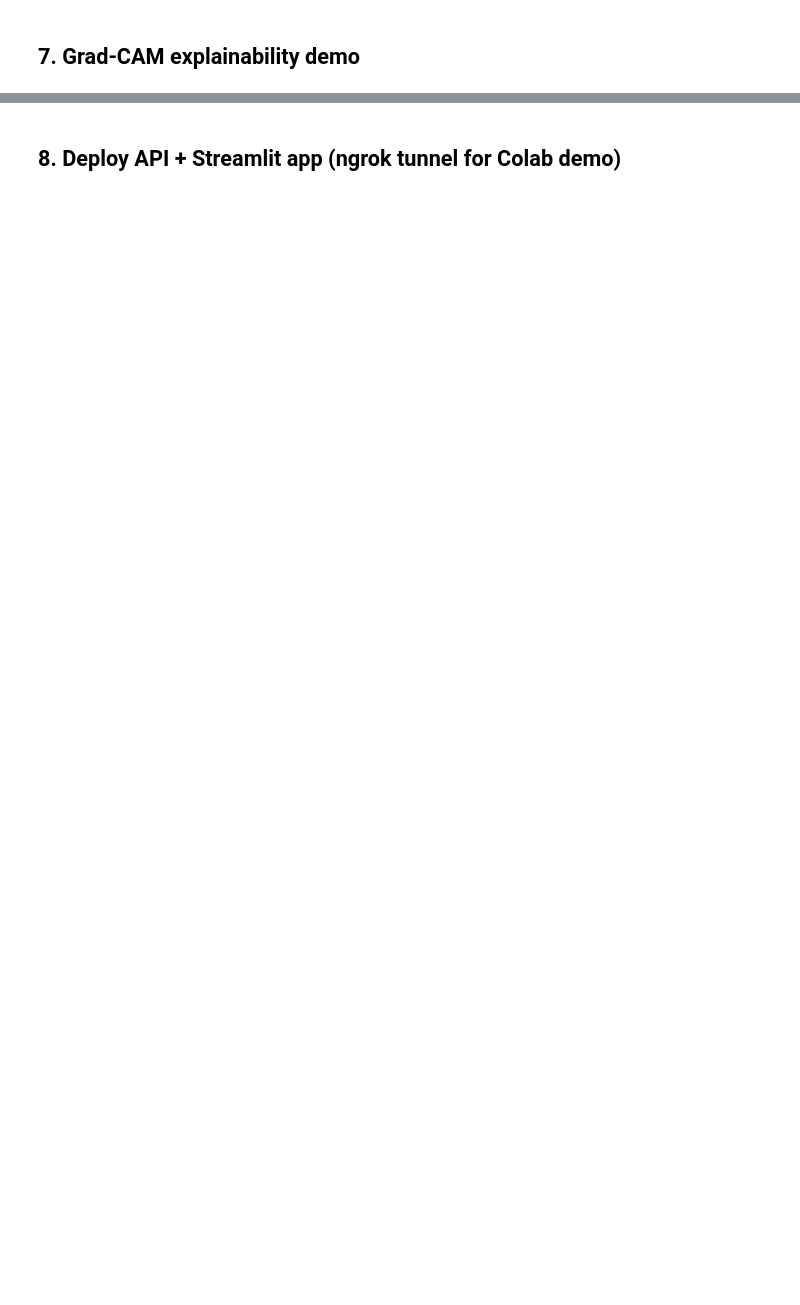
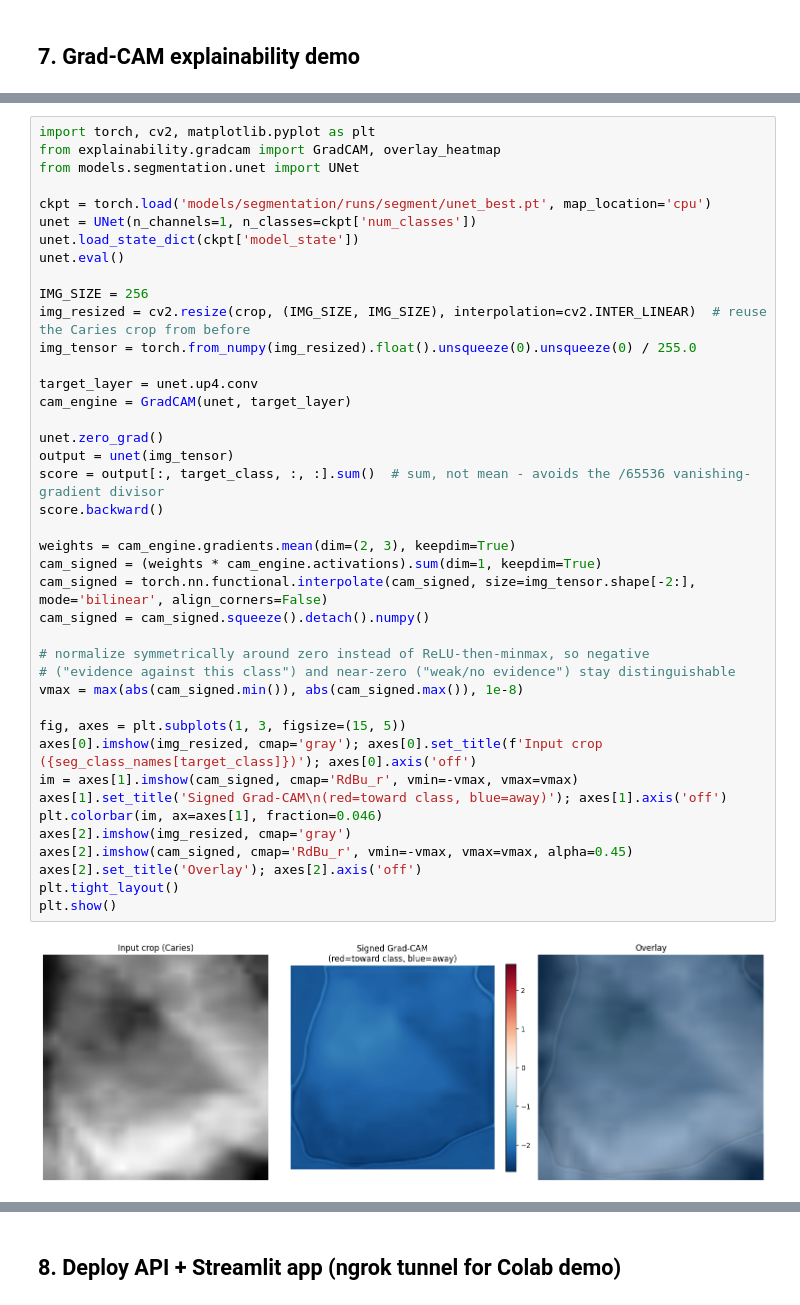
Before and after one commit to chandrakant131103/dental-ai-diagnostics, a Jupyter notebook: notebooks/01_full_pipeline_colab_updated.ipynb, the cells around one changed output, grey strips where cells are left out. Drawn from its saved outputs; the diff is of its cells as text; blank space fills up the shorter version.

```diff
--- a/notebooks/01_full_pipeline_colab_updated.ipynb
+++ b/notebooks/01_full_pipeline_colab_updated.ipynb
@@ -509,0 +724,43 @@ sample_path = test_ds.images[list(test_ds.images.keys())[0]]  # replace with any
+# %%
+import torch, cv2, matplotlib.pyplot as plt
+from explainability.gradcam import GradCAM, overlay_heatmap
+from models.segmentation.unet import UNet
+
+ckpt = torch.load('models/segmentation/runs/segment/unet_best.pt', map_location='cpu')
+unet = UNet(n_channels=1, n_classes=ckpt['num_classes'])
+unet.load_state_dict(ckpt['model_state'])
+unet.eval()
+
+IMG_SIZE = 256
+img_resized = cv2.resize(crop, (IMG_SIZE, IMG_SIZE), interpolation=cv2.INTER_LINEAR)  # reuse the Caries crop from before
+img_tensor = torch.from_numpy(img_resized).float().unsqueeze(0).unsqueeze(0) / 255.0
+
+target_layer = unet.up4.conv
+cam_engine = GradCAM(unet, target_layer)
+
+unet.zero_grad()
+output = unet(img_tensor)
+score = output[:, target_class, :, :].sum()  # sum, not mean - avoids the /65536 vanishing-gradient divisor
+score.backward()
+
+weights = cam_engine.gradients.mean(dim=(2, 3), keepdim=True)
+cam_signed = (weights * cam_engine.activations).sum(dim=1, keepdim=True)
+cam_signed = torch.nn.functional.interpolate(cam_signed, size=img_tensor.shape[-2:], mode='bilinear', align_corners=False)
+cam_signed = cam_signed.squeeze().detach().numpy()
+
+# normalize symmetrically around zero instead of ReLU-then-minmax, so negative
+# ("evidence against this class") and near-zero ("weak/no evidence") stay distinguishable
+vmax = max(abs(cam_signed.min()), abs(cam_signed.max()), 1e-8)
+
+fig, axes = plt.subplots(1, 3, figsize=(15, 5))
+axes[0].imshow(img_resized, cmap='gray'); axes[0].set_title(f'Input crop ({seg_class_names[target_class]})'); axes[0].axis('off')
+im = axes[1].imshow(cam_signed, cmap='RdBu_r', vmin=-vmax, vmax=vmax)
+axes[1].set_title('Signed Grad-CAM\n(red=toward class, blue=away)'); axes[1].axis('off')
+plt.colorbar(im, ax=axes[1], fraction=0.046)
+axes[2].imshow(img_resized, cmap='gray')
+axes[2].imshow(cam_signed, cmap='RdBu_r', vmin=-vmax, vmax=vmax, alpha=0.45)
+axes[2].set_title('Overlay'); axes[2].axis('off')
+plt.tight_layout()
+plt.show()
+# %% [output]
+[figure, added]
```
Also changed, not shown: parts of 16 cells of this notebook.
